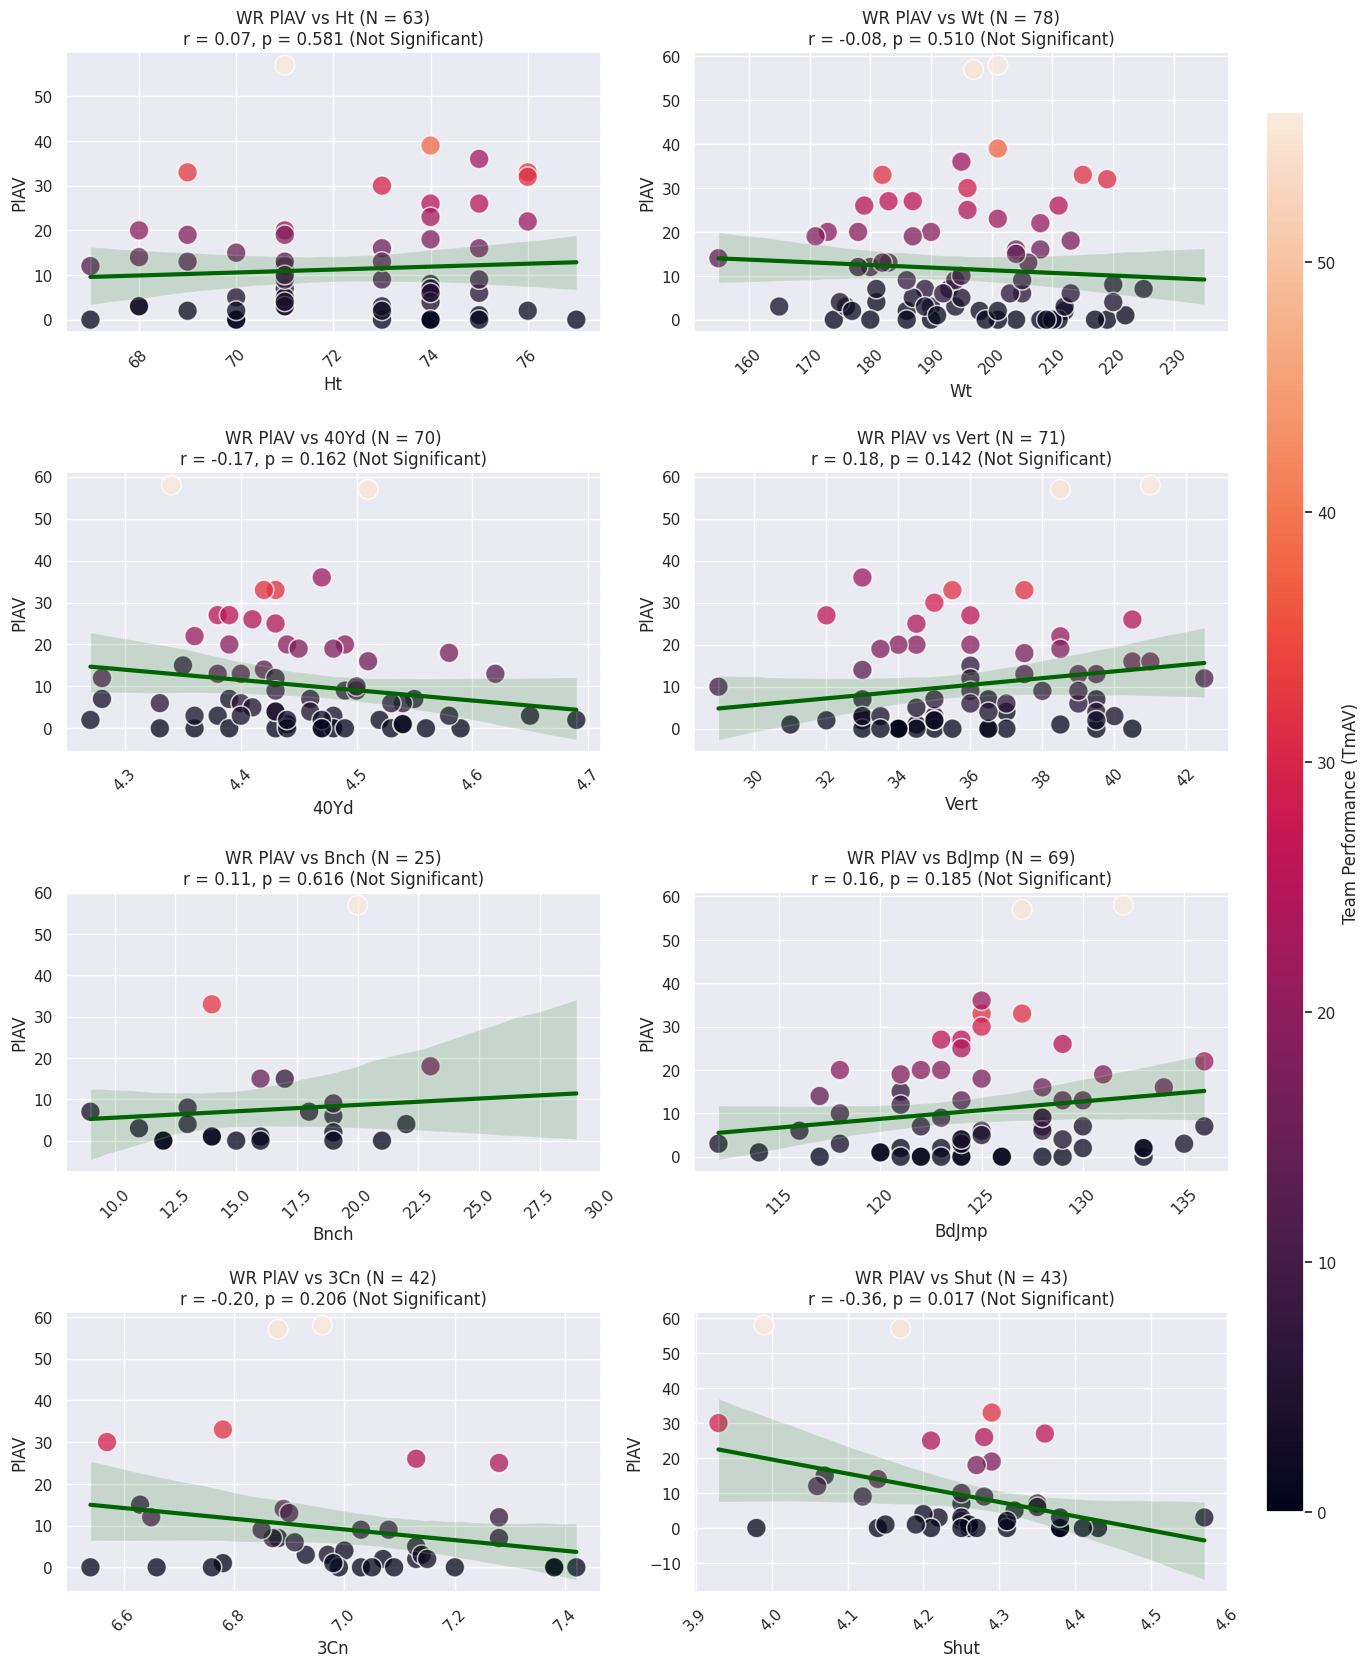
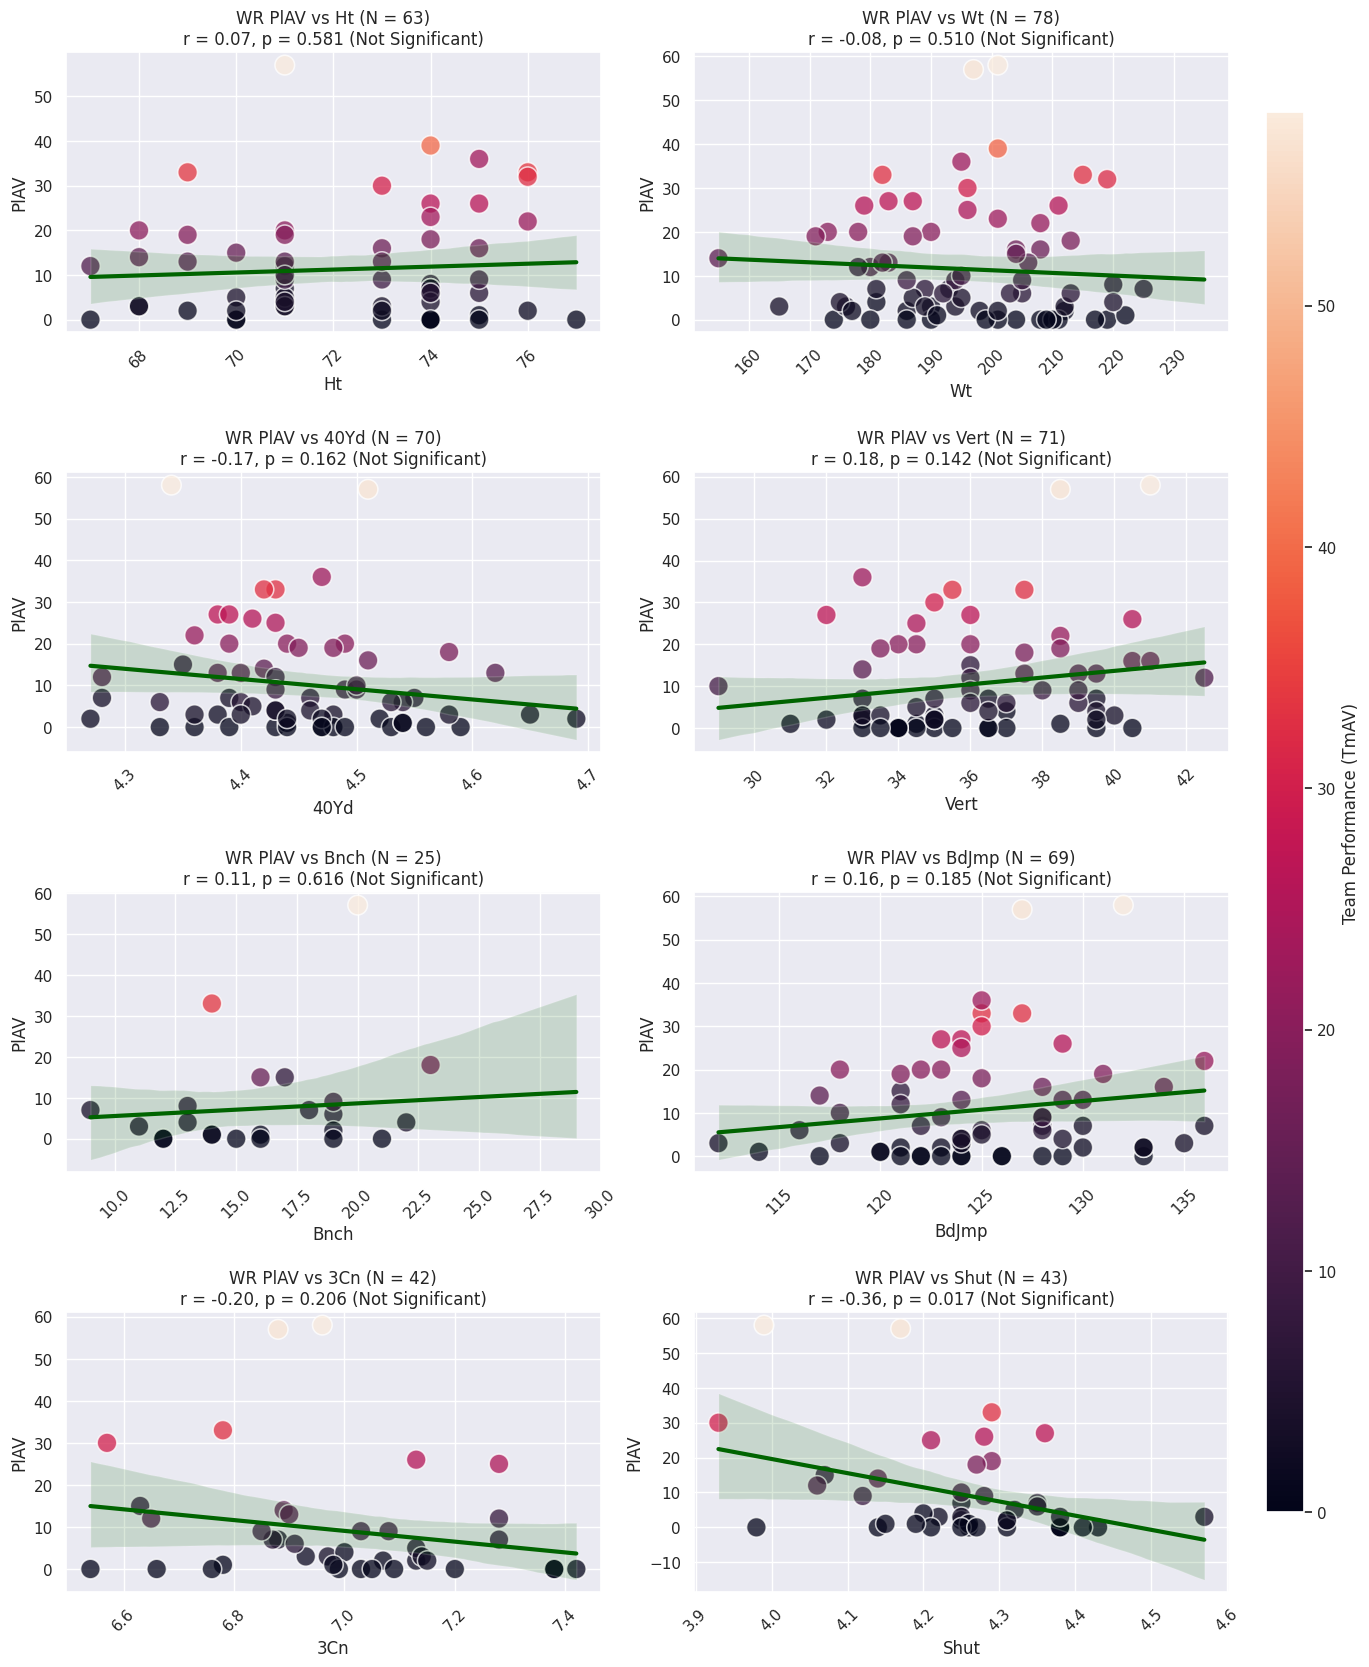
The change to this notebook cell's code, shown as a diff; its figure went from the first image to the second:
--- before
+++ after
@@ -41,5 +41,5 @@
 
 # Making everything visually appealing
-norm = plt.Normalize(defenseAll['TmAV'].min(), defenseAll['TmAV'].max())
+norm = plt.Normalize(wrAll['TmAV'].min(), wrAll['TmAV'].max())
 sm = plt.cm.ScalarMappable(cmap = myCmap, norm = norm)
 sm.set_array([])

Commit: Fixed revert errors